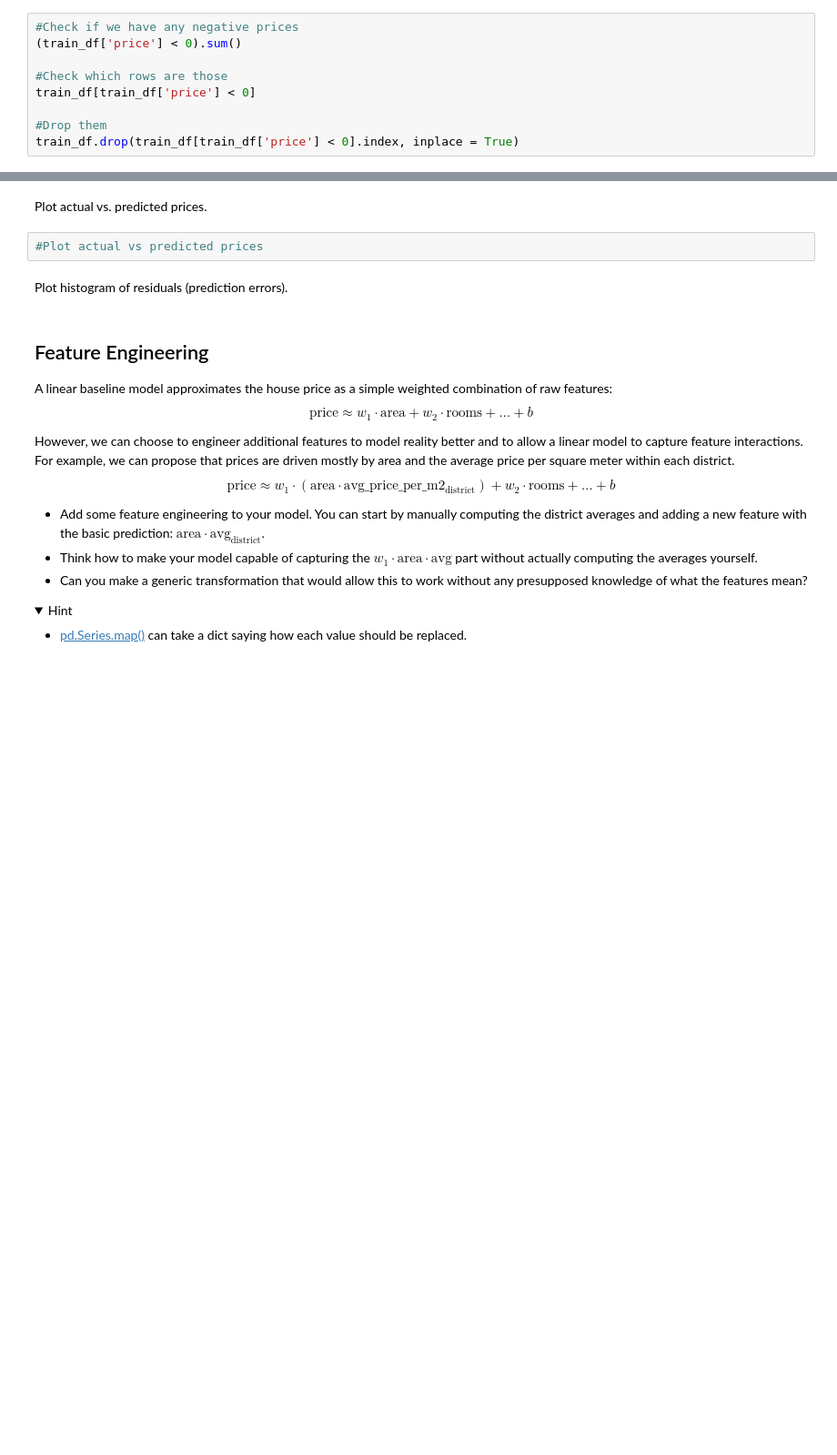
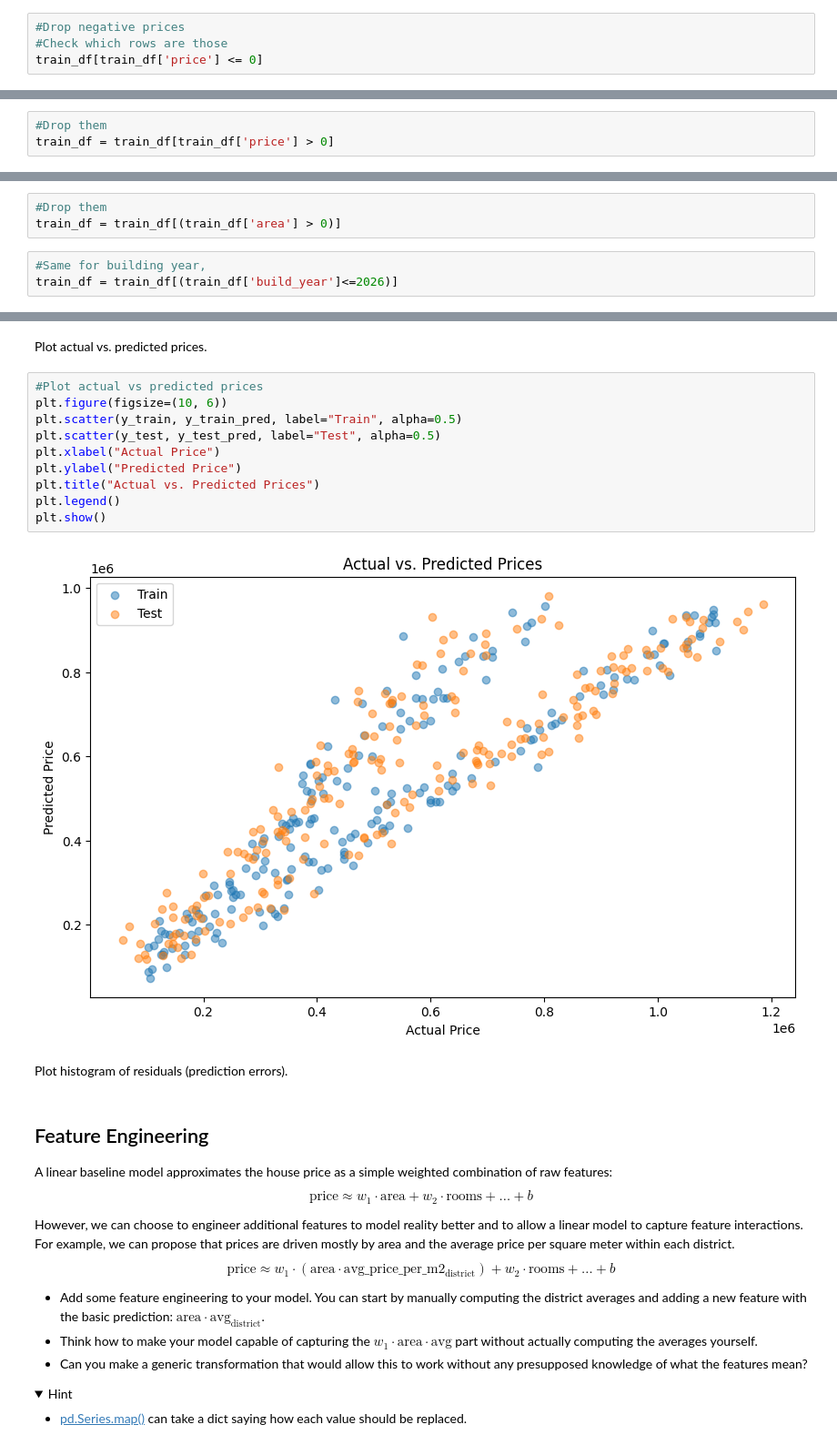
Before and after one commit to mateoseasc/University-of-Warsaw-Semester, a Jupyter notebook: Linear_Regression_Lab.ipynb, the cells around one changed output, grey strips where cells are left out. Shown at 91% size. Saved outputs shown, nothing was run; the diff lists cells and outputs as text; folded sections open; blank space fills up the shorter version.

```diff
--- a/Linear_Regression_Lab.ipynb
+++ b/Linear_Regression_Lab.ipynb
@@ -187,9 +182,4 @@ train_df.drop_duplicates()
 # %%
-#Check if we have any negative prices
-(train_df['price'] < 0).sum()
-
+#Drop negative prices
 #Check which rows are those
-train_df[train_df['price'] < 0]
-
-#Drop them
-train_df.drop(train_df[train_df['price'] < 0].index, inplace = True)
+train_df[train_df['price'] <= 0]
@@ -195,0 +192,3 @@ train_df.drop(train_df[train_df['price'] < 0].index, inplace = True)
+# %%
+#Drop them
+train_df = train_df[train_df['price'] > 0]
@@ -195,0 +202,6 @@ train_df.drop(train_df[train_df['price'] < 0].index, inplace = True)
+# %%
+#Drop them
+train_df = train_df[(train_df['area'] > 0)]
+# %%
+#Same for building year,
+train_df = train_df[(train_df['build_year']<=2026)]
@@ -326,7 +367,17 @@ ValueError: Input contains NaN.
 # %% [markdown]
 Plot actual vs. predicted prices.
-# %%
-#Plot actual vs predicted prices
+# %%
+#Plot actual vs predicted prices
+plt.figure(figsize=(10, 6))
+plt.scatter(y_train, y_train_pred, label="Train", alpha=0.5)
+plt.scatter(y_test, y_test_pred, label="Test", alpha=0.5)
+plt.xlabel("Actual Price")
+plt.ylabel("Predicted Price")
+plt.title("Actual vs. Predicted Prices")
+plt.legend()
+plt.show()
+# %% [output]
+[figure, added]
 # %% [markdown]
 Plot histogram of residuals (prediction errors).
 # %% [markdown]
```
Also changed, not shown: parts of 24 cells of this notebook.
